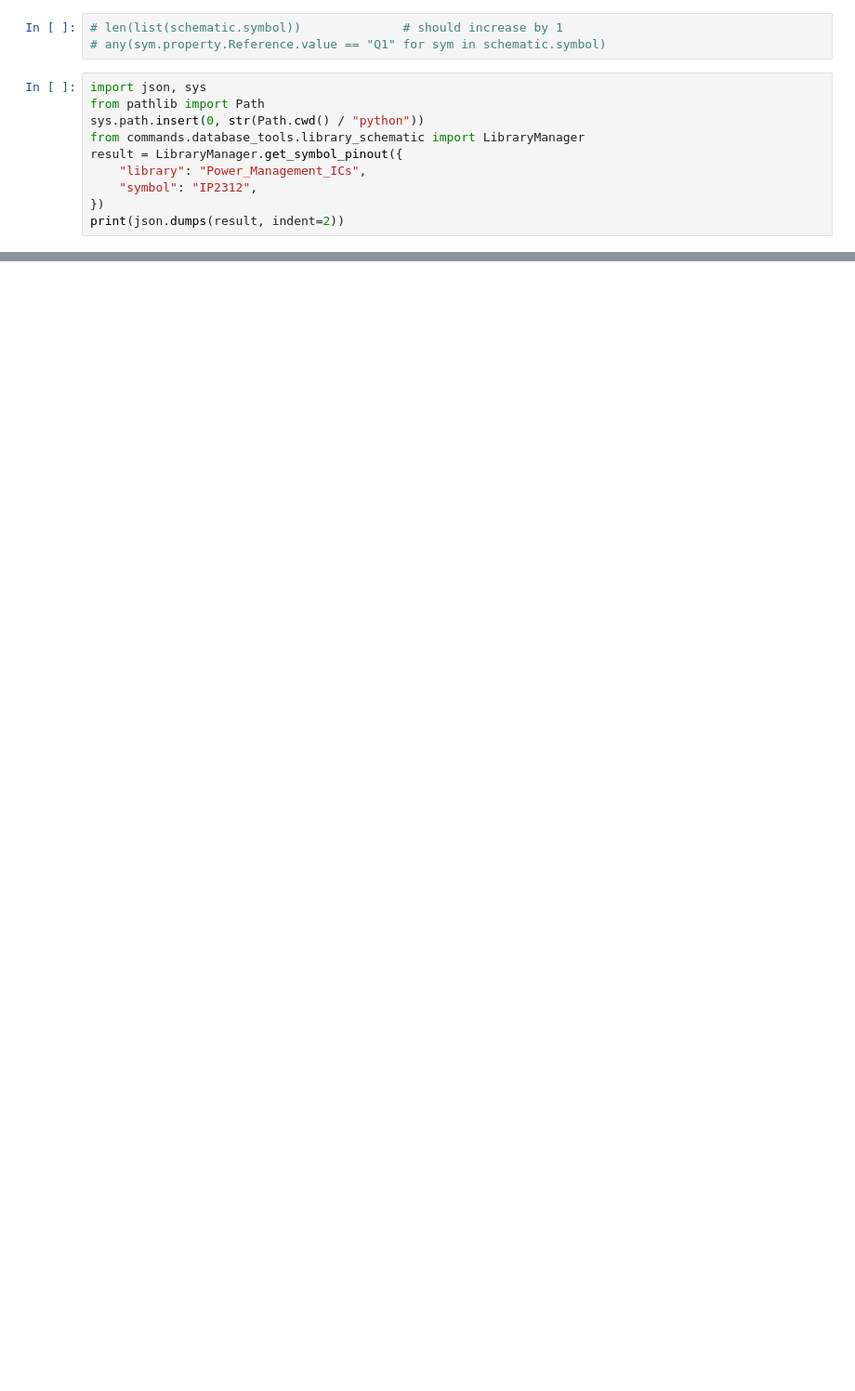
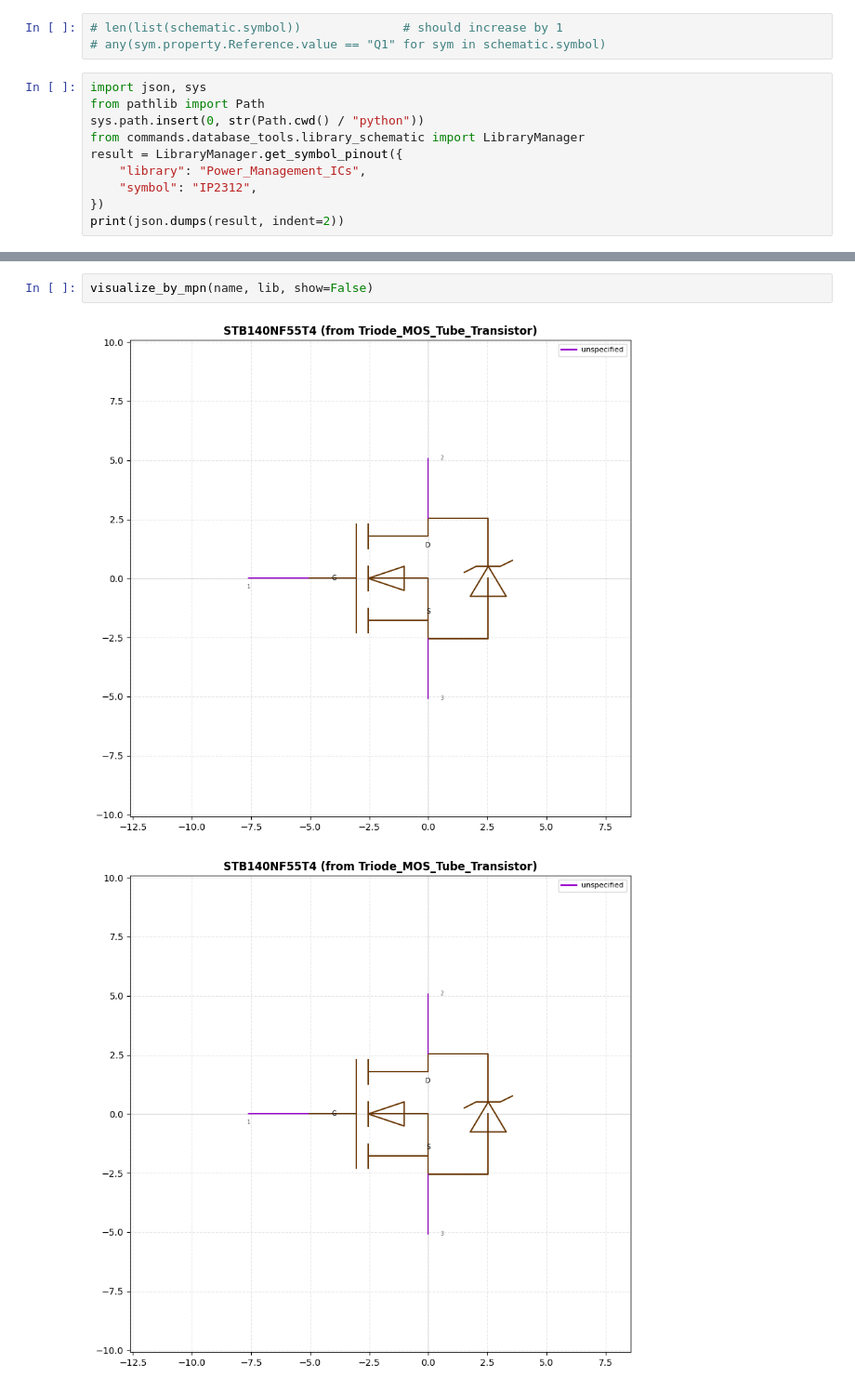
Before and after one commit to SpeedUp-Tech/KiCAD_MCP, a Jupyter notebook: test_jlc.ipynb, the cells around one changed output, grey strips where cells are left out. Shown: that part at 93% size. Saved outputs shown, nothing was run; the diff lists cells and outputs as text; blank space fills up the shorter version.

```diff
--- a/test_jlc.ipynb
+++ b/test_jlc.ipynb
@@ -70,0 +96,5 @@ visualize_by_mpn("IP2312", "Power_Management_ICs", show=False)
+# %%
+visualize_by_mpn(name, lib, show=False)
+# %% [output]
+[figure, added]
+[figure, added]
```
Also changed, not shown: parts of 6 cells of this notebook, 3 other files.
